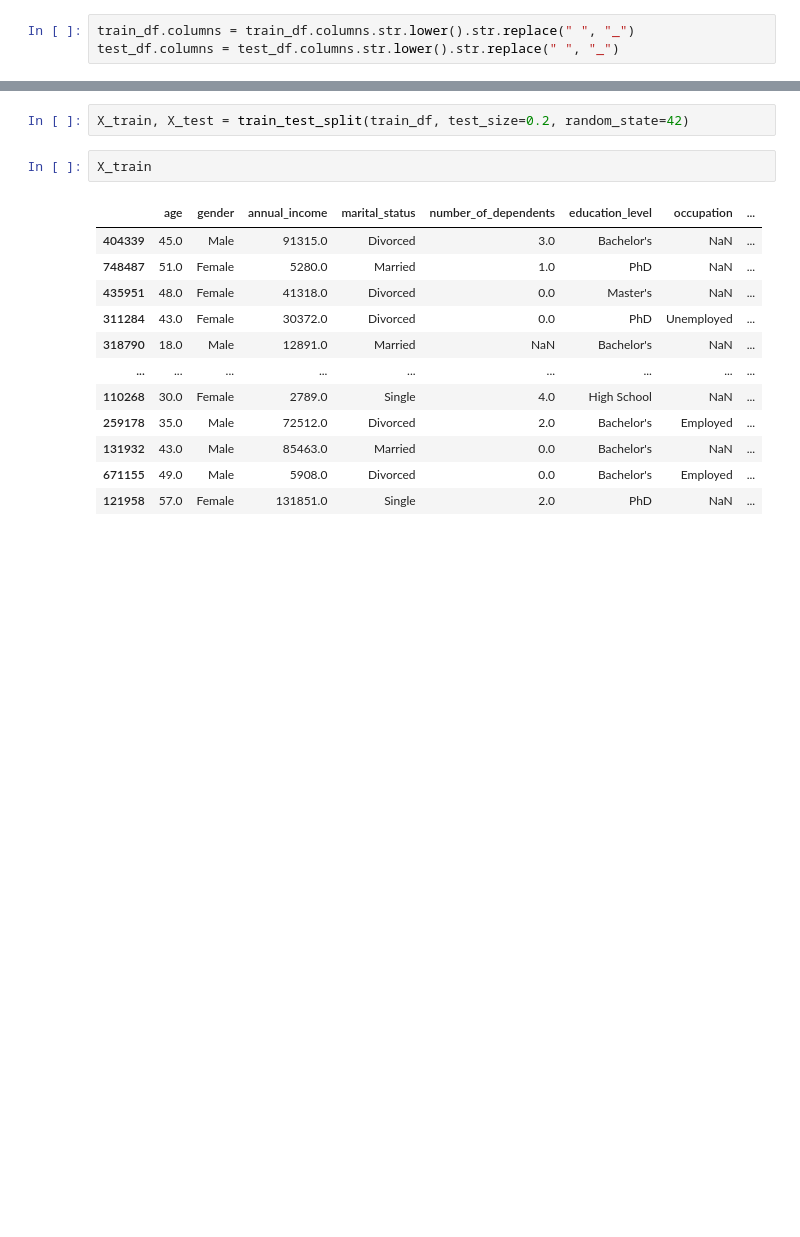
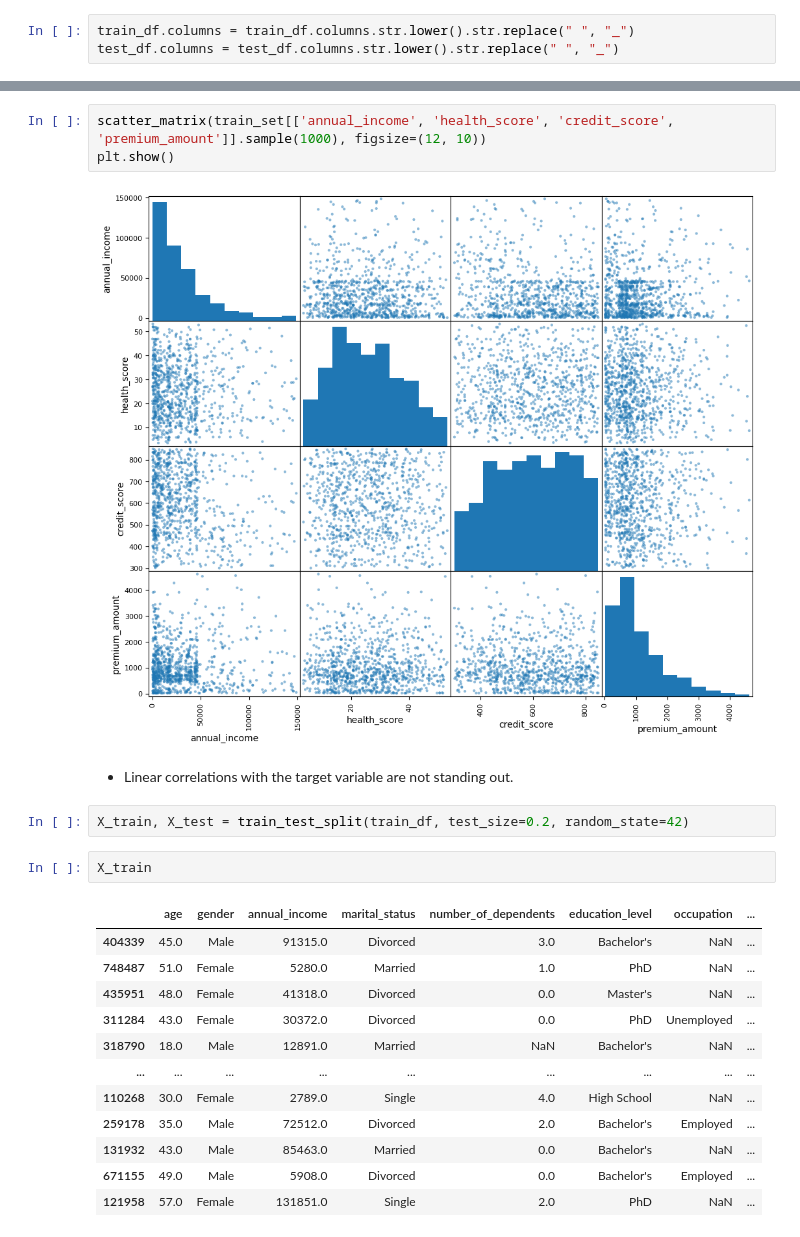
Before and after one commit to abhixshek/Kaggle-01-Insurance-Premium-Prediction, a Jupyter notebook: insurance_premium_pred.ipynb, the cells around one changed output, grey strips where cells are left out. Cells and saved outputs as stored; diff of their text form; blank space fills up the shorter version.

```diff
--- a/insurance_premium_pred.ipynb
+++ b/insurance_premium_pred.ipynb
@@ -69,3 +238,10 @@ train_df = train_df.drop("id", axis=1)
+# %%
+scatter_matrix(train_set[['annual_income', 'health_score', 'credit_score', 'premium_amount']].sample(1000), figsize=(12, 10))
+plt.show()
+# %% [output]
+[figure, added]
+# %% [markdown]
+- Linear correlations with the target variable are not standing out.
 # %%
 X_train, X_test = train_test_split(train_df, test_size=0.2, random_state=42)
 # %%
```
Also changed, not shown: parts of 28 cells of this notebook.
